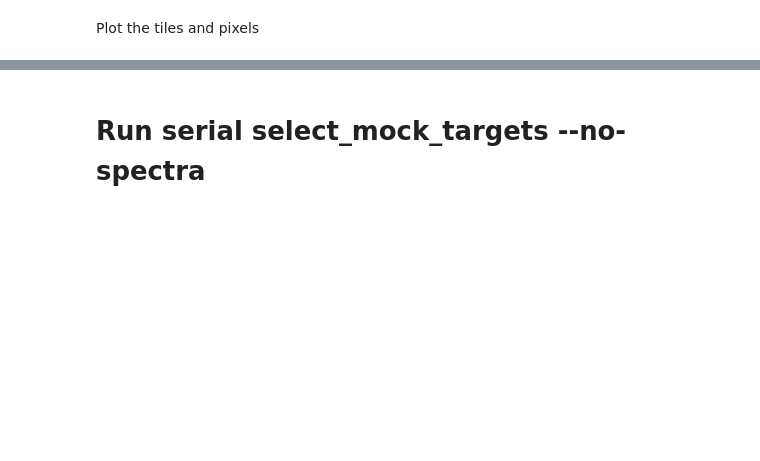
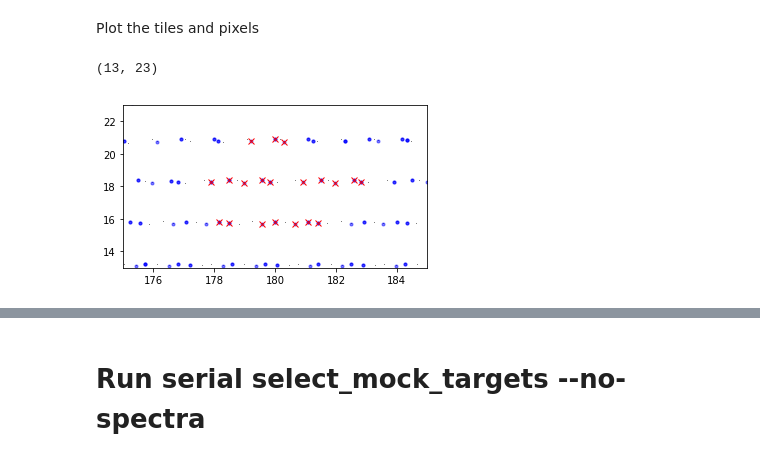
Before and after one commit to desihub/quicksurvey_example, a Jupyter notebook: readme.ipynb, the cells around one changed output, grey strips where cells are left out. Cells and saved outputs as stored; diff of their text form; code cells hidden in the pictures; blank space fills up the shorter version.

```diff
--- a/readme.ipynb
+++ b/readme.ipynb
@@ -152 +155,4 @@ Pick 20 tiles nearest RA=180, dec=18
+# %%
+tiles = desimodel.io.load_tiles()
+explist = Table.read(os.path.join(alldirs['surveydir'],'exposures.fits'))
 # %%
@@ -197,38 +261,22 @@ Plot the tiles and pixels
 # %%
 def plot_tile(ra, dec, r=1.606, color='k'):
     '''Approximate plot of tile location'''
     ang = np.linspace(0, 2*np.pi, 100)
     x = ra + r*np.cos(ang)/np.cos(np.radians(dec))
     y = dec + r*np.sin(ang)
     plt.plot(x,y, '-', color=color)
 
-def plot_healpix(nside, pixels):
-    '''Plot healpix boundaries; doesn't work at RA wraparound'''
-    for p in pixels:
-        xyz = hp.boundaries(nside, p, nest=True)
-        theta, phi = hp.vec2ang(xyz.T)
-        theta = np.concatenate([theta, theta[0:1]])
-        phi = np.concatenate([phi, phi[0:1]])
-        ra, dec = np.degrees(phi), 90-np.degrees(theta)
-        plt.plot(ra, dec, '-', color='0.6')
 
 plt.figure(figsize=(12,3))
 plt.subplot(121)
 plt.plot(tiles['RA'], tiles['DEC'], 'k,', alpha=0.5)
 plt.plot(explist['ra'], explist['dec'], 'b.', alpha=0.5)
 plt.plot(xtiles['RA'], xtiles['DEC'], 'rx')
 plt.xlim(0,360); plt.ylim(-20, 80)
 
-plt.subplot(122)
-plot_healpix(nside, pixels)
-color = dict(DARK='black', GRAY='blue', BRIGHT='magenta')
-for program in ['DARK', 'GRAY', 'BRIGHT']:
-    ii = tiles['PROGRAM'] == program
-    plt.plot(tiles['RA'][ii], tiles['DEC'][ii], '.', color=color[program], alpha=0.5)
-    jj = xtiles['PROGRAM'] == program
-    for t in xtiles[jj]:
-        plot_tile(t['RA'], t['DEC'], color=color[program])
-
-plt.xlim(170, 190); plt.ylim(13, 23)
+plt.xlim(175, 185); plt.ylim(13, 23)
+# %% [output]
+(13, 23)
+[figure, added]
 # %%
 #- Write subset of tiles table to file for input to select_mock_targets --no-spectra
```
Also changed, not shown: parts of 18 cells of this notebook.
